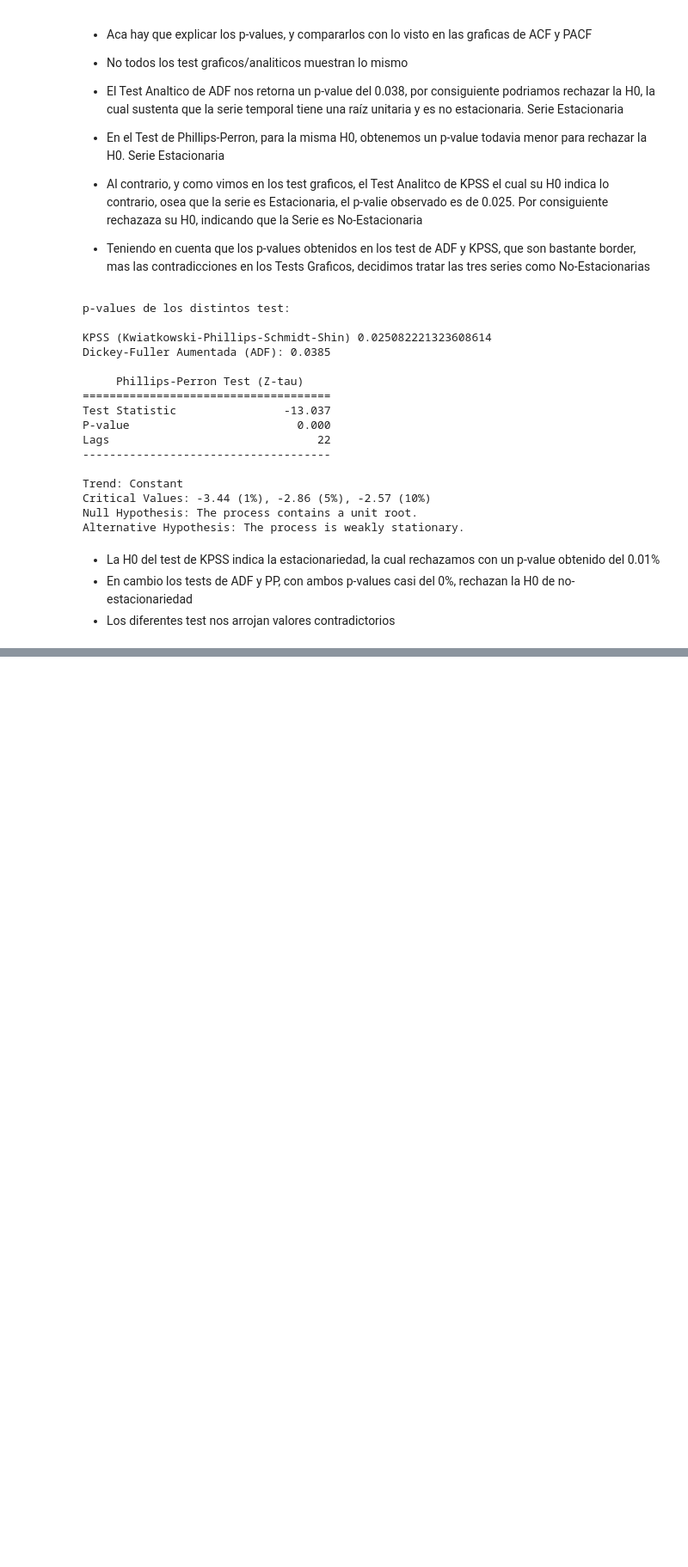
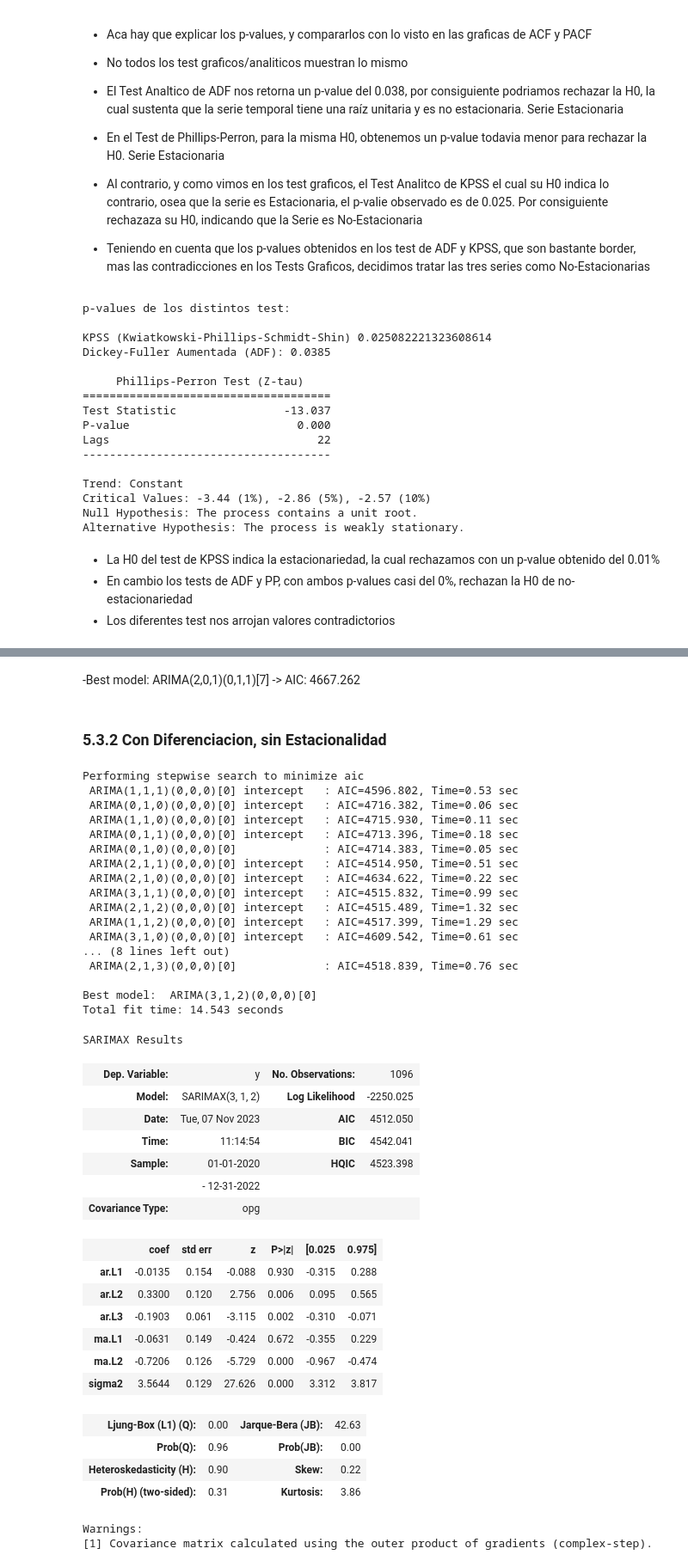
Before and after one commit to AndresMontesDeOca/TimeSeries, a Jupyter notebook: TP1_Ale_v3.ipynb, the cells around one changed output, grey strips where cells are left out. Shown at 86% size. Drawn from its saved outputs; the diff is of its cells as text; code cells hidden in the pictures; blank space fills up the shorter version.

```diff
--- a/TP1_Ale_v3.ipynb
+++ b/TP1_Ale_v3.ipynb
@@ -549,0 +838,59 @@ plt.show()
+# %% [markdown]
+-Best model:  ARIMA(2,0,1)(0,1,1)[7] -> AIC: 4667.262
+# %% [markdown]
+### 5.3.2 Con Diferenciacion, sin Estacionalidad
+# %%
+# Usamos AUTO-Arima con Estaiconalidad Semanal para encontrar el mejor modelo
+from statsmodels.tsa.statespace.sarimax import SARIMAX
+from pmdarima import auto_arima
+
+# Utilizar auto_arima para identificar los mejores parámetros con estacionalidad semanal
+stepwise_fit = auto_arima(data['Temperatura'], start_p=1, start_q=1,
+                          max_p=3, max_q=3, m=1,
+                          start_P=0, start_Q=0, seasonal=True,
+                          d=1, D=0, trace=True,
+                          error_action='ignore',
+                          suppress_warnings=True,
+                          stepwise=True)
+
+# Resumen de los resultados
+stepwise_fit.summary()
+# %% [output]
+Performing stepwise search to minimize aic
+ ARIMA(1,1,1)(0,0,0)[0] intercept   : AIC=4596.802, Time=0.53 sec
+ ARIMA(0,1,0)(0,0,0)[0] intercept   : AIC=4716.382, Time=0.06 sec
+ ARIMA(1,1,0)(0,0,0)[0] intercept   : AIC=4715.930, Time=0.11 sec
+ ARIMA(0,1,1)(0,0,0)[0] intercept   : AIC=4713.396, Time=0.18 sec
+ ARIMA(0,1,0)(0,0,0)[0]             : AIC=4714.383, Time=0.05 sec
+ ARIMA(2,1,1)(0,0,0)[0] intercept   : AIC=4514.950, Time=0.51 sec
+ ARIMA(2,1,0)(0,0,0)[0] intercept   : AIC=4634.622, Time=0.22 sec
+ ARIMA(3,1,1)(0,0,0)[0] intercept   : AIC=4515.832, Time=0.99 sec
+ ARIMA(2,1,2)(0,0,0)[0] intercept   : AIC=4515.489, Time=1.32 sec
+ ARIMA(1,1,2)(0,0,0)[0] intercept   : AIC=4517.399, Time=1.29 sec
+ ARIMA(3,1,0)(0,0,0)[0] intercept   : AIC=4609.542, Time=0.61 sec
+... (8 lines left out)
+ ARIMA(2,1,3)(0,0,0)[0]             : AIC=4518.839, Time=0.76 sec
+
+Best model:  ARIMA(3,1,2)(0,0,0)[0]
+Total fit time: 14.543 seconds
+SARIMAX Results
+| Dep. Variable: | y | No. Observations: | 1096 |
+| Model: | SARIMAX(3, 1, 2) | Log Likelihood | -2250.025 |
+| Date: | Tue, 07 Nov 2023 | AIC | 4512.050 |
+| Time: | 11:14:54 | BIC | 4542.041 |
+| Sample: | 01-01-2020 | HQIC | 4523.398 |
+|  | - 12-31-2022 |  |  |
+| Covariance Type: | opg |  |  |
+|  | coef | std err | z | P>|z| | [0.025 | 0.975] |
+| ar.L1 | -0.0135 | 0.154 | -0.088 | 0.930 | -0.315 | 0.288 |
+| ar.L2 | 0.3300 | 0.120 | 2.756 | 0.006 | 0.095 | 0.565 |
+| ar.L3 | -0.1903 | 0.061 | -3.115 | 0.002 | -0.310 | -0.071 |
+| ma.L1 | -0.0631 | 0.149 | -0.424 | 0.672 | -0.355 | 0.229 |
+| ma.L2 | -0.7206 | 0.126 | -5.729 | 0.000 | -0.967 | -0.474 |
+| sigma2 | 3.5644 | 0.129 | 27.626 | 0.000 | 3.312 | 3.817 |
+| Ljung-Box (L1) (Q): | 0.00 | Jarque-Bera (JB): | 42.63 |
+| Prob(Q): | 0.96 | Prob(JB): | 0.00 |
+| Heteroskedasticity (H): | 0.90 | Skew: | 0.22 |
+| Prob(H) (two-sided): | 0.31 | Kurtosis: | 3.86 |
+Warnings:
+[1] Covariance matrix calculated using the outer product of gradients (complex-step).
```
Also changed, not shown: parts of 23 cells of this notebook.
